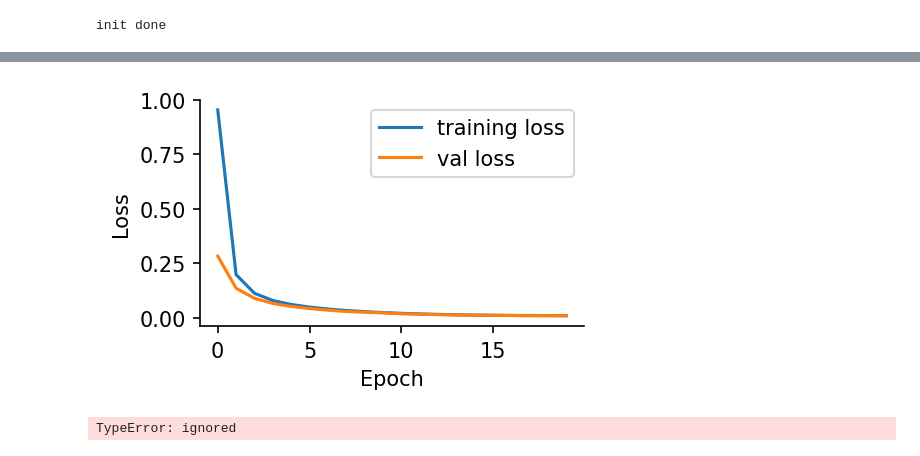
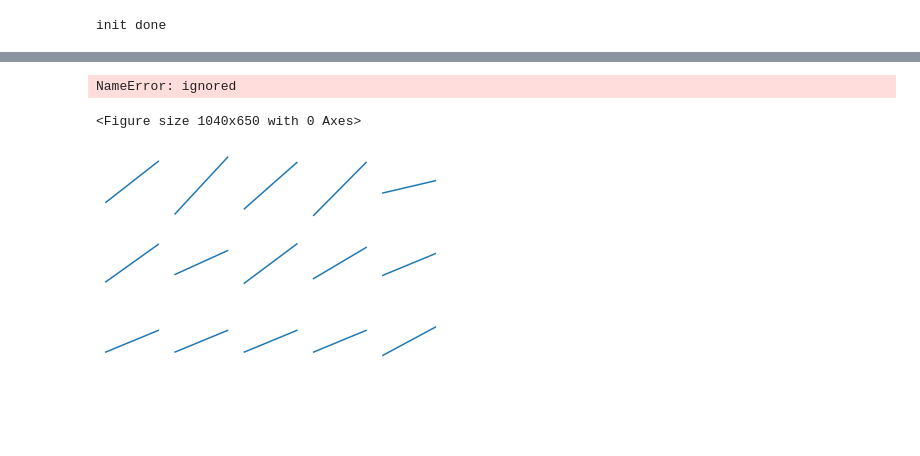
Before and after one commit to AlexanderVenetidis/bmi_decoding, a Jupyter notebook: Spytorch_version_2.ipynb, the cells around one changed output, grey strips where cells are left out. Drawn from its saved outputs; the diff is of its cells as text; code cells hidden in the pictures; blank space fills up the shorter version.

```diff
--- a/Spytorch_version_2.ipynb
+++ b/Spytorch_version_2.ipynb
@@ -186,6 +187,8 @@ def sparse_data_generator(X, y, batch_size, nb_steps, nb_units, sample_size=nb_s
     if shuffle:
         np.random.shuffle(sample_index)
 
+
+
     total_batch_count = 0
     counter = 0
     while counter<number_of_batches:
@@ -193,12 +196,15 @@ def sparse_data_generator(X, y, batch_size, nb_steps, nb_units, sample_size=nb_s
 #         for batch_sample_i in range(batch_size):
         batch_index = sample_index[batch_size*counter:batch_size*(counter+1)]
 
+        # batch_index = np.arange(sample_index[counter],sample_index[counter]+batch_size)
+
+
 
         X_batch = np.zeros((batch_size,sample_size,X.shape[-1]))
         y_batch = np.zeros((batch_size,y.shape[-1]))
         for bc,idx in enumerate(batch_index):
             X_batch[bc,:,:] = X[idx:idx+sample_size,:,:].reshape((1,sample_size,X.shape[-1]))
-            y_batch[bc, :] = y[idx+sample_size,:]
+            y_batch[bc, :] = y[idx+sample_size-1,:]
 
 #         i = torch.LongTensor(coo).to(device)
 #         v = torch.FloatTensor(np.ones(len(coo[0]))).to(device)
@@ -414,5 +539,5 @@ import gc
 gc.collect() # Python thing
 torch.cuda.empty_cache() # PyTorch thing
 # %%
-model, loss_hist, val_loss = train(X_train_tensors_final, y_train_tensors, X_test_tensors_final, y_test_tensors, lr=2e-4, nb_epochs=20)
+model, loss_hist, val_loss = train(X_train_tensors_final, y_train_tensors, X_test_tensors_final, y_test_tensors, lr=5e-7, nb_epochs=100)
 # %% [output]
@@ -439,10 +561,12 @@ Epoch 20: loss=0.00853  validation loss=0.00802
 # %%
-plt.figure(figsize=(3.3,2),dpi=150)
+plt.figure(figsize=(8,5),dpi=130)
 plt.plot(loss_hist)
 plt.plot(val_loss)
 plt.legend(['training loss', 'val loss'])
+plt.ylim
 plt.xlabel("Epoch")
 plt.ylabel("Loss")
 sns.despine()
 # %% [output]
-[figure, removed]
+NameError: ignored
+<Figure size 1040x650 with 0 Axes>
@@ -451,16 +573,35 @@ from scipy import stats
+# %%
+from matplotlib.gridspec import GridSpec
+
+def plot_voltage_traces(mem, spk=None, dim=(3,5), spike_height=5):
+    gs=GridSpec(*dim)
+    if spk is not None:
+        dat = 1.0*mem
+        dat[spk>0.0] = spike_height
+        dat = dat.detach().cpu().numpy()
+    else:
+        dat = mem.detach().cpu().numpy()
+    for i in range(np.prod(dim)):
+        if i==0: a0=ax=plt.subplot(gs[i])
+        else: ax=plt.subplot(gs[i],sharey=a0)
+        ax.plot(dat[i])
+        ax.axis("off")
 # %%
-correlation_array = []
+correlation_array_1 = []
+correlation_array_2 = []
 
 pred = []
 y_val = []
-for x_local, y_local in sparse_data_generator(X_test_tensors_final, y_test_tensors, batch_size, nb_steps, nb_inputs):
-    val_out,_ = model(x_local)
+for x_local, y_local in sparse_data_generator(X_test_tensors_final, y_test_tensors, batch_size, nb_steps, nb_inputs, shuffle=False):
+    val_out,mem = model(x_local)
     val_out = val_out.detach().cpu()
-    print(stats.pearsonr(val_out.cpu(), y_local.cpu()))
-
-    break
+    pred.append(val_out)
+    y_val.append(y_local)
 
 
-    correlation_array.append(np.corrcoef(val_out.cpu(), y_local.cpu())[0][1])
+    correlation_array_1.append(stats.pearsonr(val_out[:,0].cpu(), y_local[:,0].cpu())[0])
+    correlation_array_2.append(stats.pearsonr(val_out[:,1].cpu(), y_local[:,1].cpu())[0])
-# %% [output]
-TypeError: ignored
+# %%
+plot_voltage_traces(pred[15])
+# %% [output]
+[figure, added]
```
Also changed, not shown: parts of 22 cells of this notebook.
